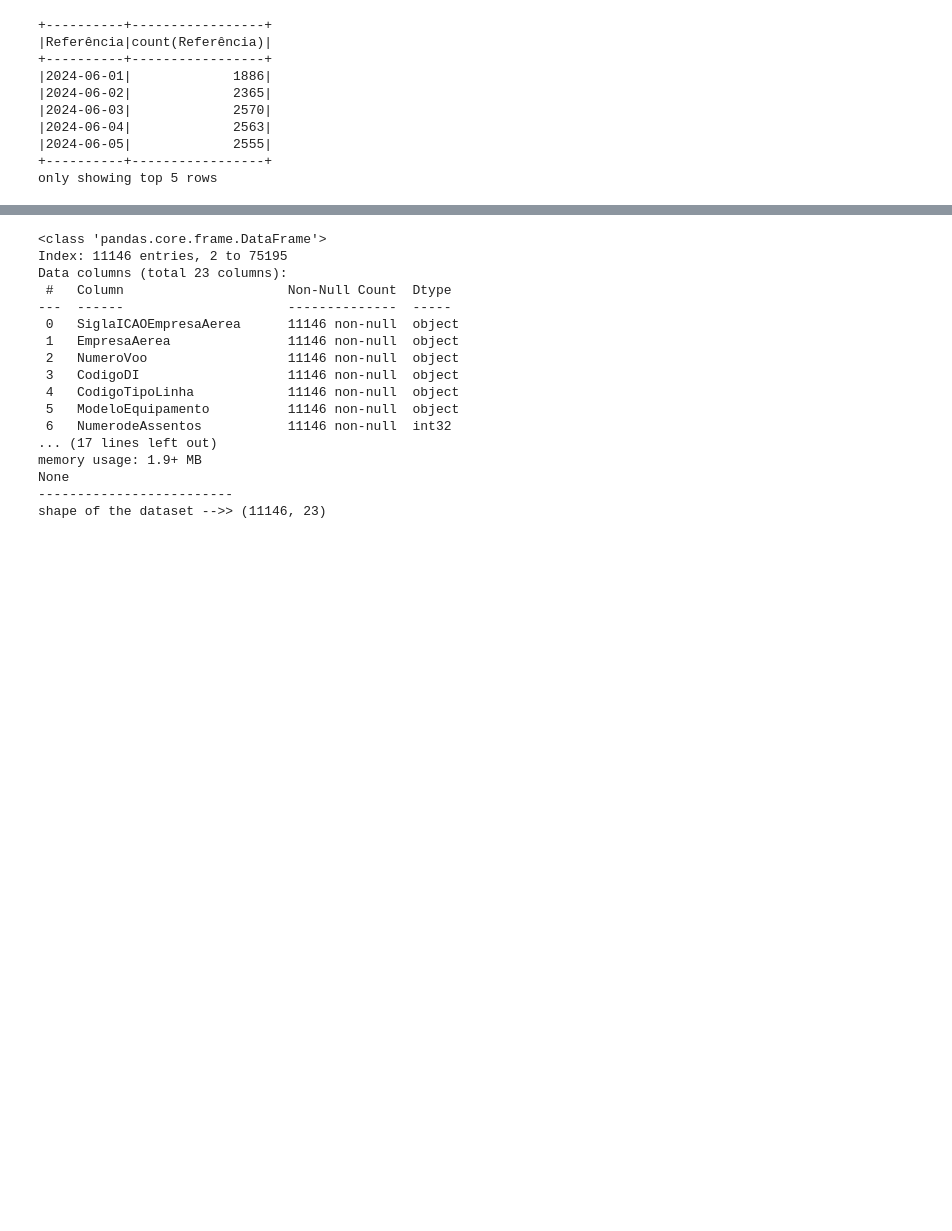
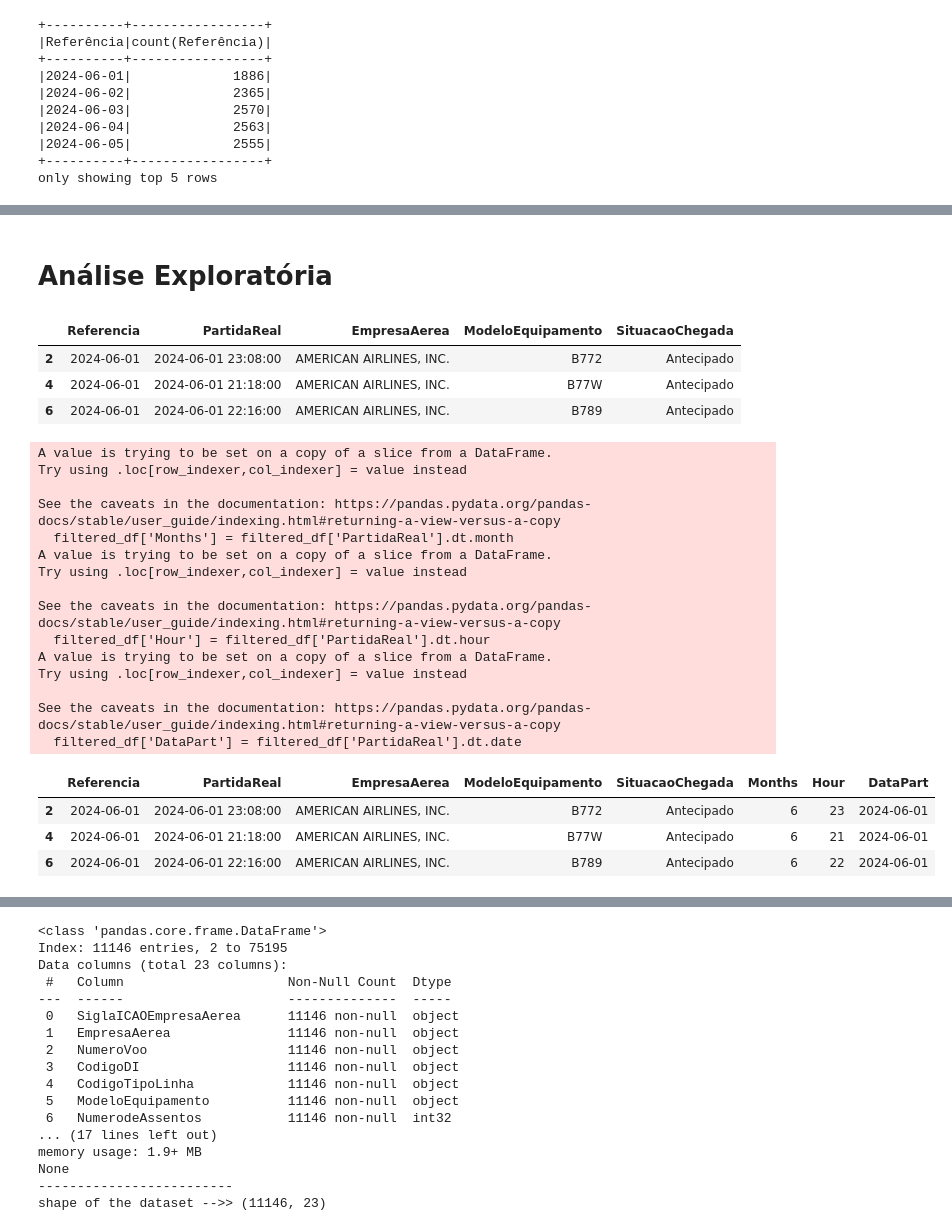
Before and after one commit to Erasnilson/Trat-dados-via-PySpark, a Jupyter notebook: Trat_dados_via_PySpark.ipynb, the cells around one changed output, grey strips where cells are left out. Cells and saved outputs as stored; diff of their text form; code cells hidden in the pictures; blank space fills up the shorter version.

```diff
--- a/Trat_dados_via_PySpark.ipynb
+++ b/Trat_dados_via_PySpark.ipynb
@@ -298,8 +290,42 @@ Index(['SiglaICAOEmpresaAerea', 'EmpresaAerea', 'NumeroVoo', 'CodigoDI',
       dtype='object')
+# %% [markdown]
+# Análise Exploratória
 # %%
-
-
 # Filtrar os dados com as condições desejadas e mostrar as 5 primeiras linhas
-filtered_df = pd_df[(pd_df['SituacaoVoo'] == "REALIZADO") &
+filter_SBGR = pd_df[(pd_df['SituacaoVoo'] == "REALIZADO") &
                     (pd_df['SiglaICAOAeroportoOrigem'] == "SBGR") &
                     (pd_df['year'] == 2024)]
+
+filtered_df = filter_SBGR[['Referencia', 'PartidaReal', 'EmpresaAerea', 'ModeloEquipamento','SituacaoChegada']]
+filtered_df.head(3)
+# %% [output]
+|  | Referencia | PartidaReal | EmpresaAerea | ModeloEquipamento | SituacaoChegada |
+| 2 | 2024-06-01 | 2024-06-01 23:08:00 | AMERICAN AIRLINES, INC. | B772 | Antecipado |
+| 4 | 2024-06-01 | 2024-06-01 21:18:00 | AMERICAN AIRLINES, INC. | B77W | Antecipado |
+| 6 | 2024-06-01 | 2024-06-01 22:16:00 | AMERICAN AIRLINES, INC. | B789 | Antecipado |
+# %%
+#Alterando tipo de coluna: mes e hora da partida real
+filtered_df['Months'] = filtered_df['PartidaReal'].dt.month
+filtered_df['Hour'] = filtered_df['PartidaReal'].dt.hour
+filtered_df['DataPart'] = filtered_df['PartidaReal'].dt.date
+filtered_df.head(3)
+# %% [output]
+A value is trying to be set on a copy of a slice from a DataFrame.
+Try using .loc[row_indexer,col_indexer] = value instead
+
+See the caveats in the documentation: https://pandas.pydata.org/pandas-docs/stable/user_guide/indexing.html#returning-a-view-versus-a-copy
+  filtered_df['Months'] = filtered_df['PartidaReal'].dt.month
+A value is trying to be set on a copy of a slice from a DataFrame.
+Try using .loc[row_indexer,col_indexer] = value instead
+
+See the caveats in the documentation: https://pandas.pydata.org/pandas-docs/stable/user_guide/indexing.html#returning-a-view-versus-a-copy
+  filtered_df['Hour'] = filtered_df['PartidaReal'].dt.hour
+A value is trying to be set on a copy of a slice from a DataFrame.
+Try using .loc[row_indexer,col_indexer] = value instead
+
+See the caveats in the documentation: https://pandas.pydata.org/pandas-docs/stable/user_guide/indexing.html#returning-a-view-versus-a-copy
+  filtered_df['DataPart'] = filtered_df['PartidaReal'].dt.date
+|  | Referencia | PartidaReal | EmpresaAerea | ModeloEquipamento | SituacaoChegada | Months | Hour | DataPart |
+| 2 | 2024-06-01 | 2024-06-01 23:08:00 | AMERICAN AIRLINES, INC. | B772 | Antecipado | 6 | 23 | 2024-06-01 |
+| 4 | 2024-06-01 | 2024-06-01 21:18:00 | AMERICAN AIRLINES, INC. | B77W | Antecipado | 6 | 21 | 2024-06-01 |
+| 6 | 2024-06-01 | 2024-06-01 22:16:00 | AMERICAN AIRLINES, INC. | B789 | Antecipado | 6 | 22 | 2024-06-01 |
```
Also changed, not shown: parts of 19 cells of this notebook.
